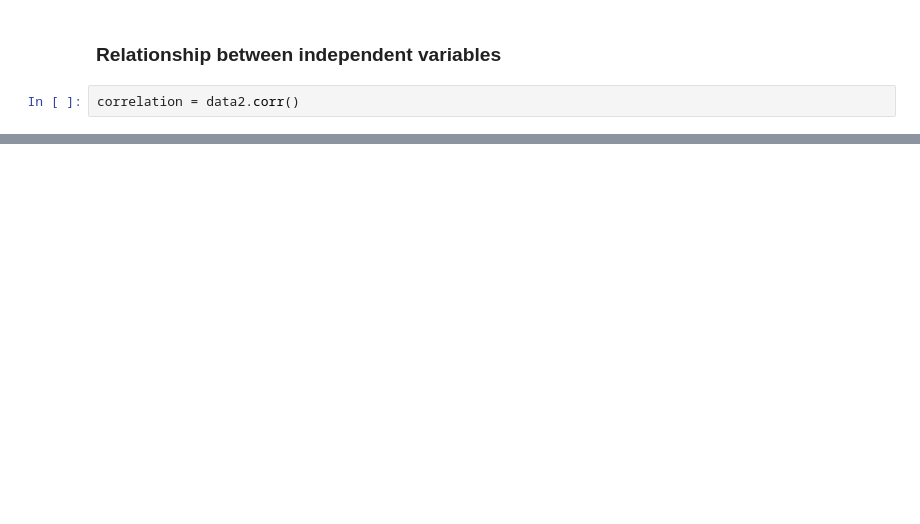
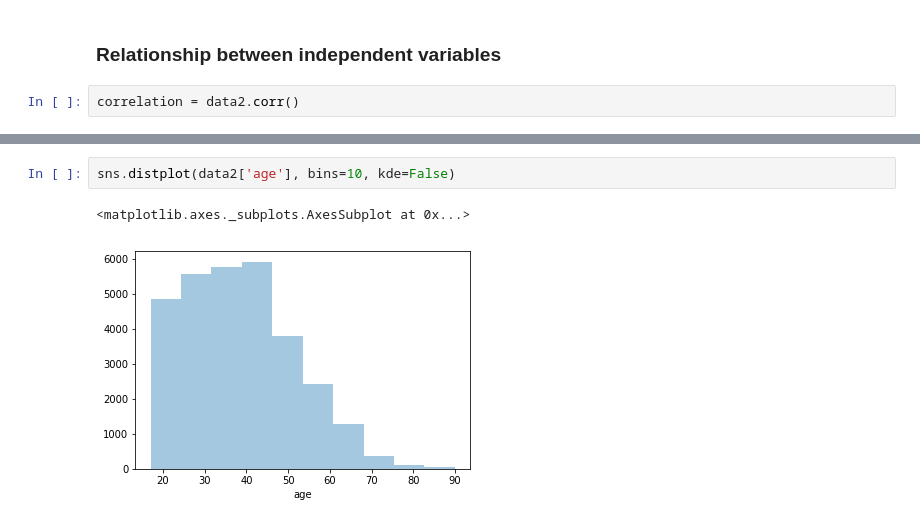
Before and after one commit to gshanbhag525/Programming-Knowledge-, a Jupyter notebook: Case Study1- Classify Personal income.ipynb, the cells around one changed output, grey strips where cells are left out. Drawn from its saved outputs; the diff is of its cells as text; blank space fills up the shorter version.

```diff
--- a/Case Study1- Classify Personal income.ipynb
+++ b/Case Study1- Classify Personal income.ipynb
@@ -93,0 +337,5 @@ correlation
+# %%
+sns.distplot(data2['age'], bins=10, kde=False)
+# %% [output]
+<matplotlib.axes._subplots.AxesSubplot at 0x...>
+[figure, added]
```
Also changed, not shown: parts of 51 cells of this notebook, 1 other file.
